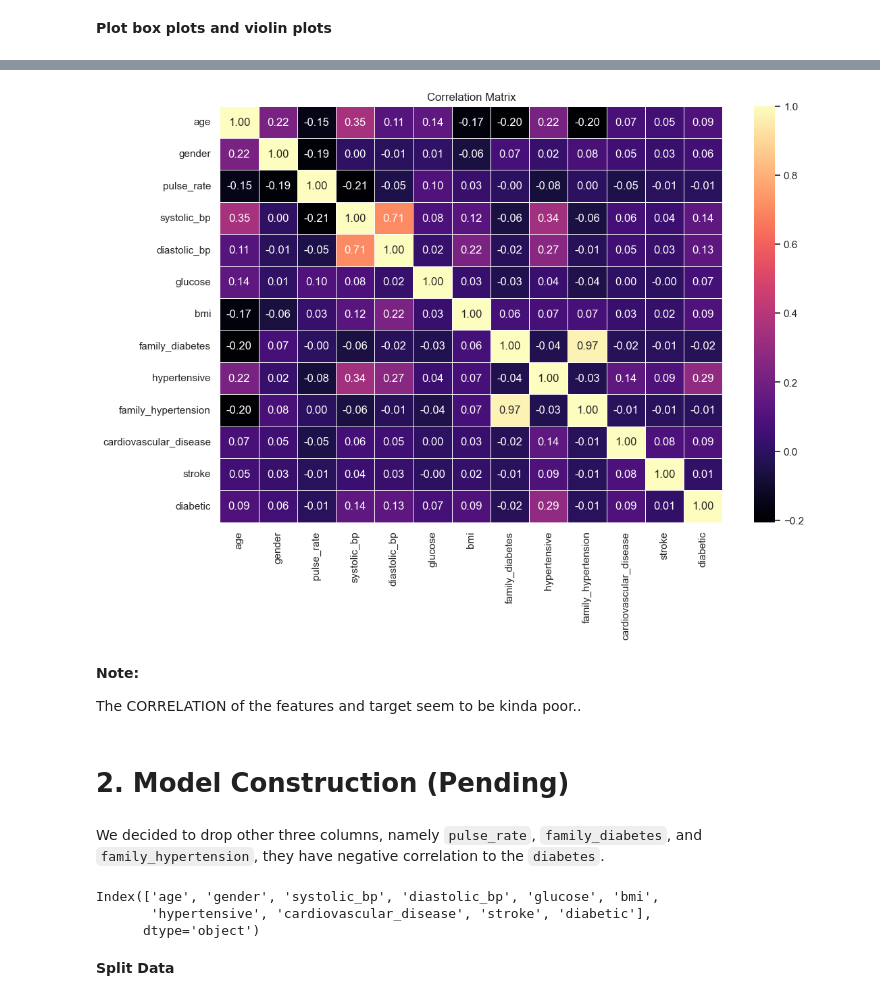
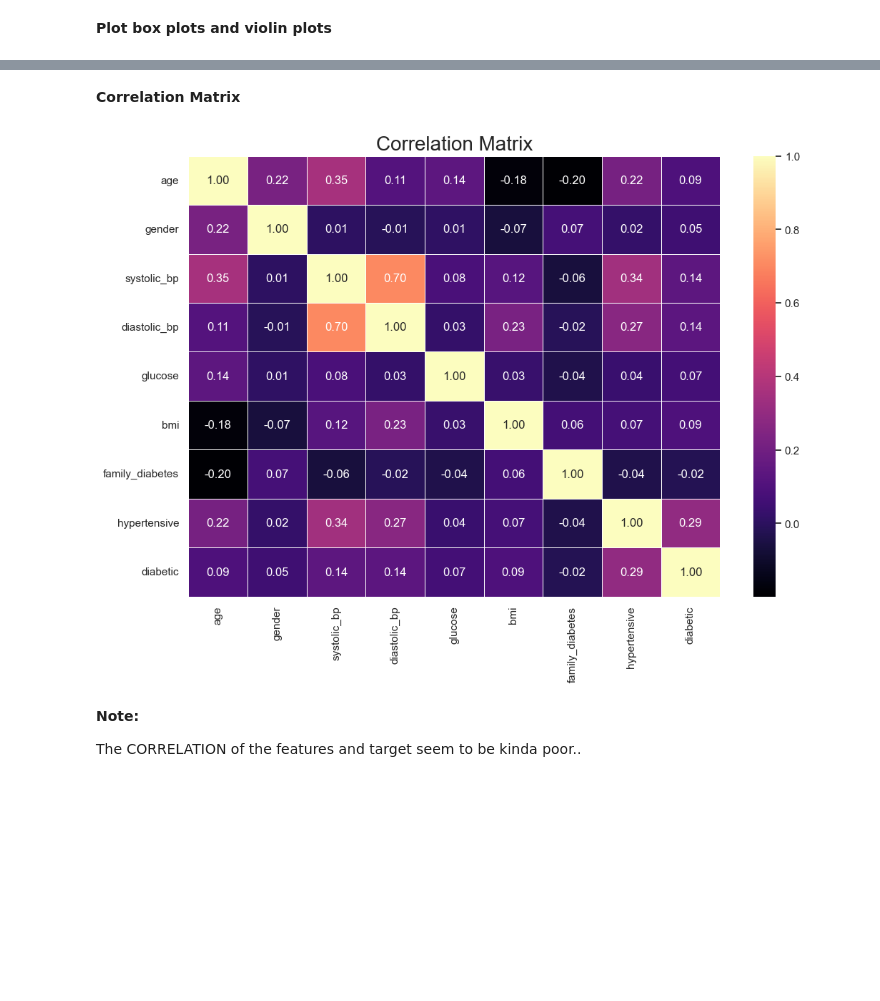
Before and after one commit to StrikerEurika/Diabetes-Classification, a Jupyter notebook: notebooks/notebook.ipynb, the cells around one changed output, grey strips where cells are left out. Drawn from its saved outputs; the diff is of its cells as text; code cells hidden in the pictures; blank space fills up the shorter version.

Commit message:
finish model training

```diff
--- a/notebooks/notebook.ipynb
+++ b/notebooks/notebook.ipynb
@@ -401,0 +344,6 @@ df_dropped  # it is the original data without height and weight columns
+# %%
+
+# Drop Irrelevant Columns
+df = df.drop(['pulse_rate', 'family_hypertension', 'cardiovascular_disease', 'stroke'], axis=1)
+
+print("The remained columns: ", df.columns[:-1].tolist())
@@ -404,2 +358,6 @@ df_dropped  # it is the original data without height and weight columns
+# %%
+
+# numerical columns
+numerical_columns = ['age', 'systolic_bp', 'diastolic_bp', 'glucose', 'bmi']
 # %% [markdown]
 **Plot box plots**
@@ -408,3 +363,0 @@ Normally, we often check outliers of only `numerical data`
-# %%
-# numerical columns
-numerical_columns = ['age', 'pulse_rate', 'systolic_bp', 'diastolic_bp', 'glucose', 'bmi']
@@ -471,13 +441,14 @@ def clear_outliers_iqr_multiple(df: pd.DataFrame, cols:list) -> pd.DataFrame:
 # note: the below funtion will remove the outliers only in the numerical columns;
 # thus, it will not affect the target column and cattegorical columns
 # %%
+
 # new df after clearing outliers
-df_cleaned_numerical = clear_outliers_iqr_multiple(df_dropped, numerical_columns)[numerical_columns].copy()
+df = clear_outliers_iqr_multiple(df, numerical_columns).copy()
 # df = clear_outliers_iqr_multiple(df, cols)
 
 # plot the boxplot of the cleaned data
 plt.figure(figsize=(8, 6))
-sns.boxplot(data=df_cleaned_numerical, orient='h')
-plt.title("Combined Boxplot of Cleaned Numerical Data", fontdict={'fontsize': 16, 'color': 'blue'})
+sns.boxplot(data=df[numerical_columns], orient='h')
+plt.title("Combined Boxplot of Cleaned Numerical Data", fontdict={'fontsize': 16})
 plt.show()
 # %% [output]
@@ -541,24 +500,15 @@ df_1
+# %% [markdown]
+**Correlation Matrix**
 # %%
+
+# Correlation Matrix
 plt.figure(figsize=(12, 8))
-sns.heatmap(df_1.corr(), annot=True, cmap='magma', fmt=".2f", linewidths=.5)
-plt.title('Correlation Matrix')
+sns.heatmap(df.corr(), annot=True, cmap='magma', fmt=".2f", linewidths=.5)
+plt.title('Correlation Matrix', fontdict={'fontsize' : 20})
 plt.show()
 # %% [output]
-[figure, old version]
+[figure, new version]
 # %% [markdown]
 **Note:**
 
 The CORRELATION of the features and target seem to be kinda poor..
-# %% [markdown]
-# **2. Model Construction (Pending)**
-# %% [markdown]
-We decided to drop other three columns, namely `pulse_rate`, `family_diabetes`, and `family_hypertension`, they have negative correlation to the `diabetes`.
-# %%
-df_1 = df_1.drop(['pulse_rate', 'family_diabetes', 'family_hypertension'], axis=1)
-df_1.columns
-# %% [output]
-Index(['age', 'gender', 'systolic_bp', 'diastolic_bp', 'glucose', 'bmi',
-       'hypertensive', 'cardiovascular_disease', 'stroke', 'diabetic'],
-      dtype='object')
-# %% [markdown]
-**Split Data**
```
Also changed, not shown: parts of 168 cells of this notebook, 19 other files.
